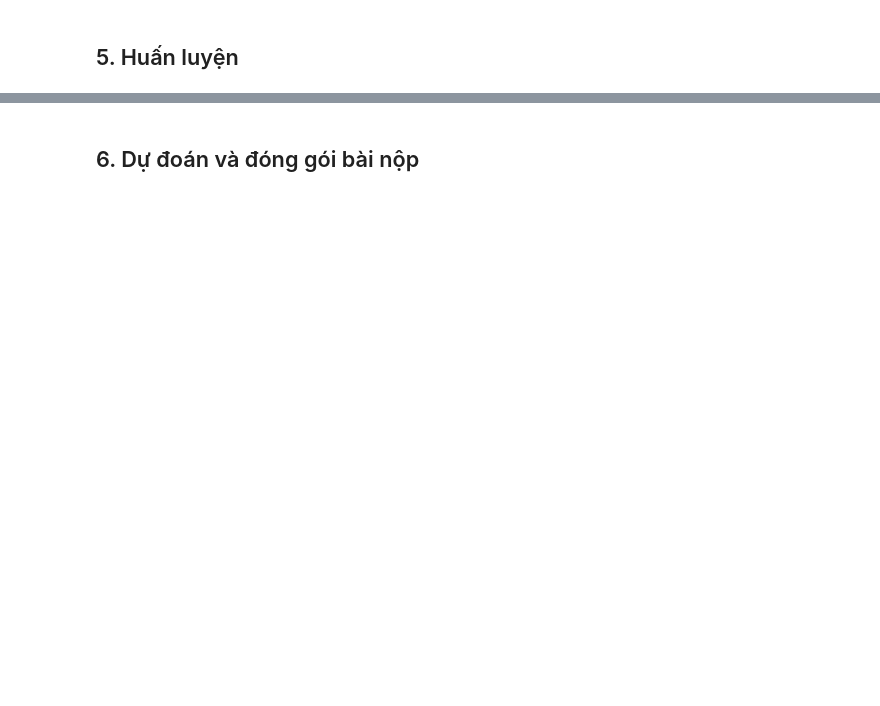
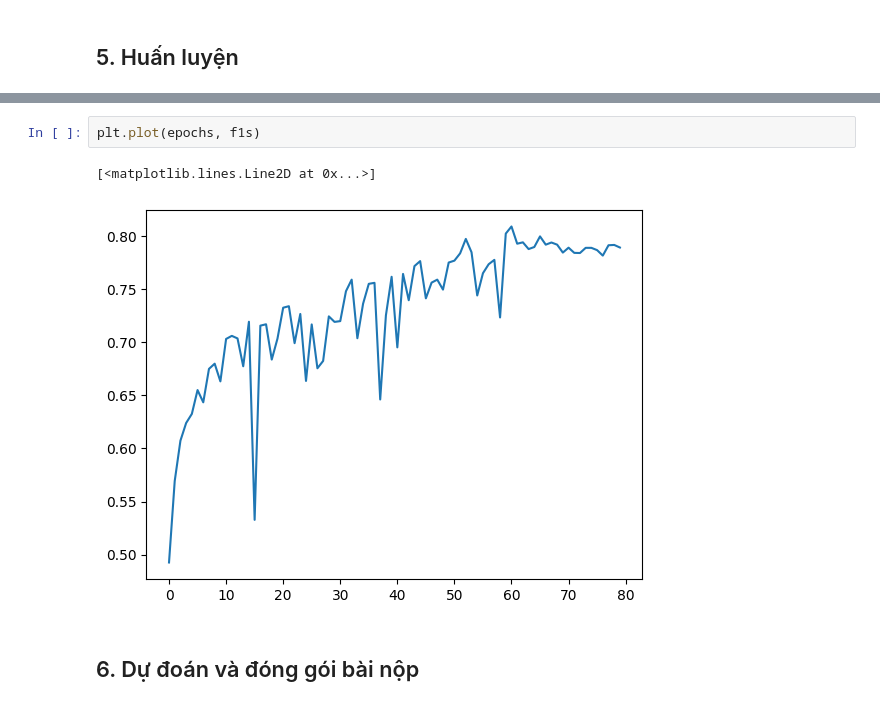
Before and after one commit to phnguyen26/who-is-ai, a Jupyter notebook: baseline_TACVU1.ipynb, the cells around one changed output, grey strips where cells are left out. Saved outputs shown, nothing was run; the diff lists cells and outputs as text; blank space fills up the shorter version.

```diff
--- a/baseline_TACVU1.ipynb
+++ b/baseline_TACVU1.ipynb
@@ -193,3 +379,8 @@ print('[huấn luyện] hoàn tất')
+# %%
+plt.plot(epochs, f1s)
+# %% [output]
+[<matplotlib.lines.Line2D at 0x...>]
+[figure, added]
 # %% [markdown]
 ## 6. Dự đoán và đóng gói bài nộp
 # %%
```
Also changed, not shown: parts of 21 cells of this notebook.
